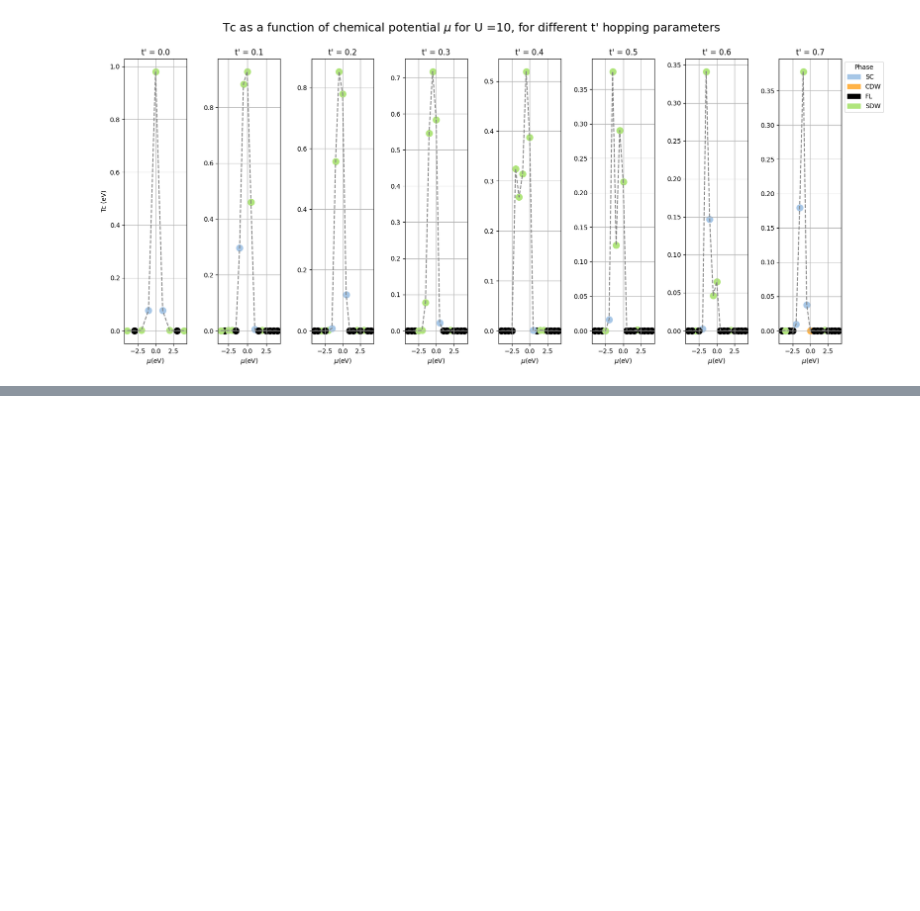
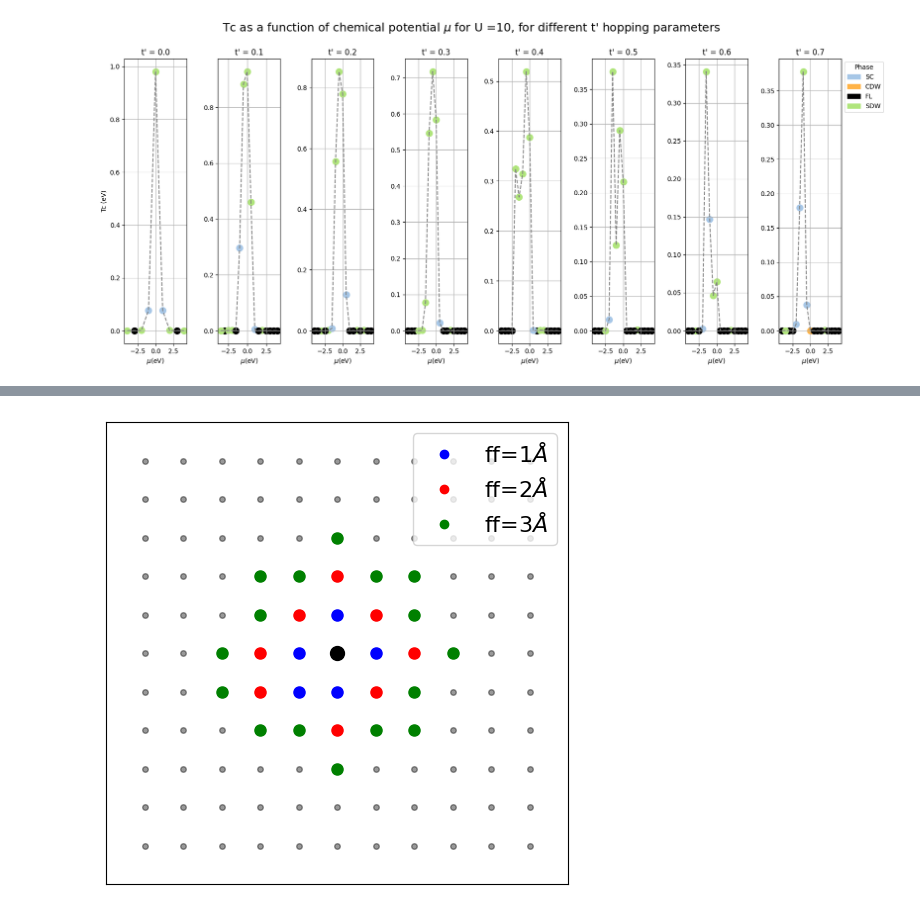
Before and after one commit to mariaramirez3/Masters_project_new, a Jupyter notebook: Test models/1NN_effect_of_tprime/plots.ipynb, the cells around one changed output, grey strips where cells are left out. Drawn from its saved outputs; the diff is of its cells as text; code cells hidden in the pictures; blank space fills up the shorter version.

```diff
--- a/Test models/1NN_effect_of_tprime/plots.ipynb
+++ b/Test models/1NN_effect_of_tprime/plots.ipynb
@@ -208,0 +334,76 @@ tc_plots(datas, 10)
+# %%
+import numpy as np
+import matplotlib.pyplot as plt
+
+def plot_lattice(num_bonds_blue, num_bonds_red, num_bonds_green, grid_size=5, tick_fontsize=14):
+    """
+    Plot a square lattice highlighting the first 'num_bonds_blue' neighbors in blue,
+    the next 'num_bonds_red' neighbors in red, and the next 'num_bonds_green' neighbors in green.
+
+    Args:
+        num_bonds_blue: number of neighboring sites to highlight in blue
+        num_bonds_red: number of neighboring sites to highlight in red
+        num_bonds_green: number of neighboring sites to highlight in green
+        grid_size: half-size of the grid (default 5 => grid from -5 to +5)
+        tick_fontsize: font size for axis tick labels
+    """
+    # Create a list of all sites (excluding the central site at (0,0))
+    sites = []
+    for x in range(-grid_size, grid_size + 1):
+        for y in range(-grid_size, grid_size + 1):
+            if (x, y) != (0, 0):
+                dist = np.sqrt(x**2 + y**2)
+                sites.append((dist, (x, y)))
+
+    # Sort by distance to (0,0)
+    sites.sort()
+
+    # Pick the num_bonds_blue closest sites (first N blue)
+    chosen_sites_blue = [pos for _, pos in sites[:num_bonds_blue]]
+
+    # Pick the next num_bonds_red sites (next N red)
+    chosen_sites_red = [pos for _, pos in sites[num_bonds_blue:num_bonds_blue + num_bonds_red]]
+
+    # Pick the next num_bonds_green sites (next N green)
+    chosen_sites_green = [pos for _, pos in sites[num_bonds_blue + num_bonds_red:num_bonds_blue + num_bonds_red + num_bonds_green]]
+
+    # Now plot
+    fig, ax = plt.subplots(figsize=(6, 6))
+    ax.set_aspect('equal')
+    ax.set_xlim(-grid_size-1, grid_size+1)
+    ax.set_ylim(-grid_size-1, grid_size+1)
+
+    # Plot all sites
+    for x in range(-grid_size, grid_size + 1):
+        for y in range(-grid_size, grid_size + 1):
+            if (x, y) == (0, 0):
+                ax.plot(x, y, 'ko', markersize=10)  # Black central atom
+            elif (x, y) in chosen_sites_blue:
+                ax.plot(x, y, 'bo', markersize=8)   # Blue neighboring atoms
+            elif (x, y) in chosen_sites_red:
+                ax.plot(x, y, 'ro', markersize=8)   # Red neighboring atoms
+            elif (x, y) in chosen_sites_green:
+                ax.plot(x, y, 'go', markersize=8)   # Green neighboring atoms
+            else:
+                ax.plot(x, y, 'ko', markersize=4, alpha=0.4)  # Faint grey/black for others
+
+
+
+
+    ax.plot([], [], 'bo', label=r'ff=1$\AA$')
+    ax.plot([], [], 'ro', label=r'ff=2$\AA$')
+    ax.plot([], [], 'go', label=r'ff=3$\AA$')
+
+    ax.set_xticks([])  # Remove x-axis ticks
+    ax.set_yticks([])
+
+    # Show legend
+    plt.legend(loc = 'upper right', fontsize=16)
+
+    #plt.title(f"Square lattice: {num_bonds_blue} blue, {num_bonds_red} red, & {num_bonds_green} green neighbors", fontsize=16)
+    plt.show()
+
+# Example usage:
+plot_lattice(num_bonds_blue=5, num_bonds_red=8, num_bonds_green=16, tick_fontsize=16)
+# %% [output]
+[figure, added]
```
Also changed, not shown: parts of 4 cells of this notebook, 7 other files.
